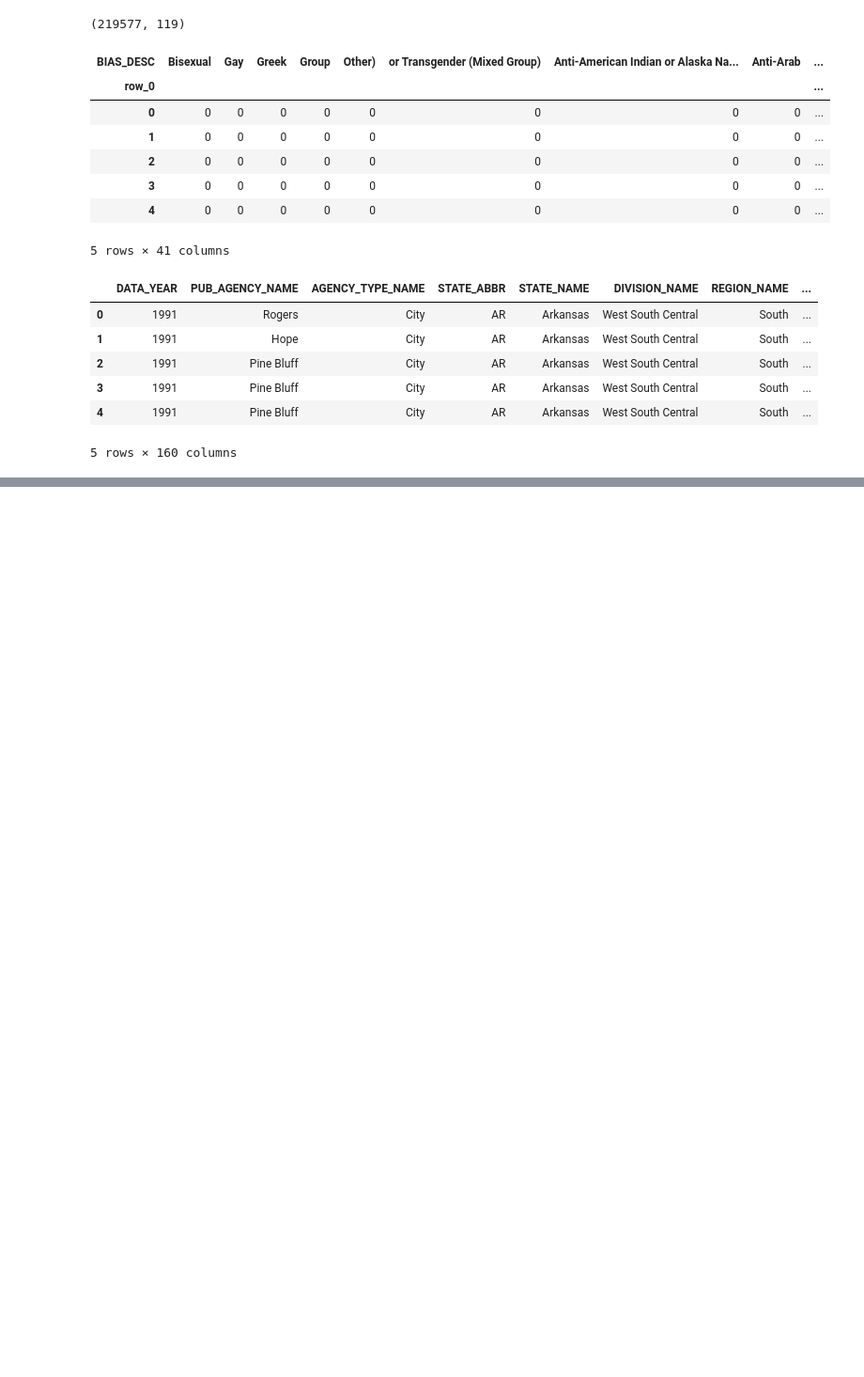
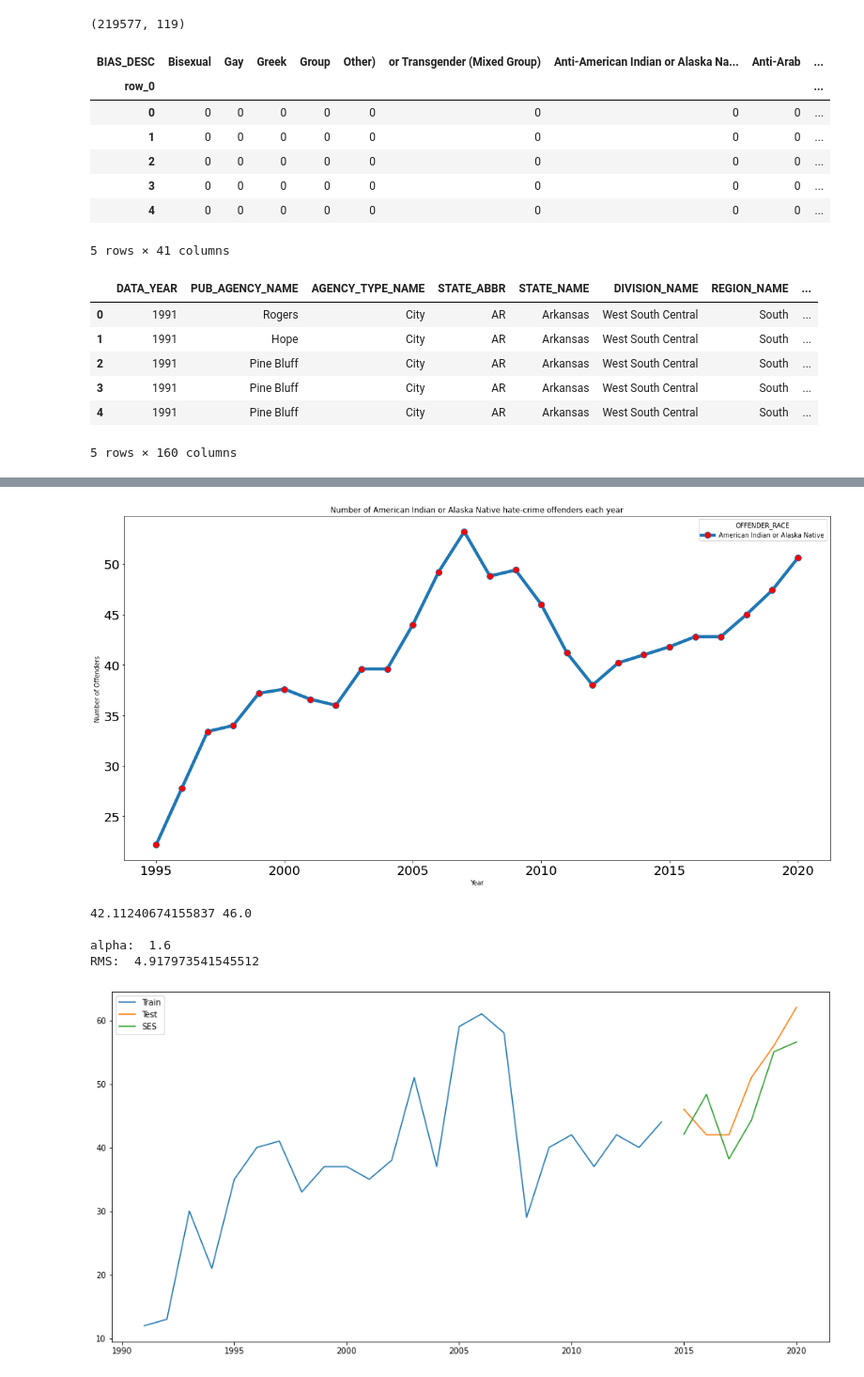
Before and after one commit to alphonso-a/big-data-project, a Jupyter notebook: Mita.ipynb, the cells around one changed output, grey strips where cells are left out. Shown at 94% size. Cells and saved outputs as stored; diff of their text form; code cells hidden in the pictures; blank space fills up the shorter version.

```diff
--- a/Mita.ipynb
+++ b/Mita.ipynb
@@ -289,0 +311,3 @@ data.head()
+# %%
+ORdata = ORdata.groupby(['INCIDENT_DATE', 'OFFENDER_RACE']).size().reset_index(name='count')
+ORdata = ORdata.pivot(index='INCIDENT_DATE', columns='OFFENDER_RACE', values='count')
@@ -289,0 +349,48 @@ data.head()
+# %%
+from sklearn.metrics import mean_squared_error
+from math import sqrt
+
+def forecast(column, name):
+    train = column[column.index < 2015]
+    test = column[column.index >= 2015]
+
+    y_hat_avg = test.copy()
+
+
+    a = 1.6
+
+    ft = pd.DataFrame.ewm(train, span = 10).mean()[name].iloc[-1]
+
+    pred = []
+    pred.append(ft)
+
+    print(ft, test[name].values[0])
+    for i in range(1, len(test[name])):
+        dt = test[name].values[i-1]
+        ft_plus_1 = a*dt + (1-a)*ft
+        pred.append(ft_plus_1)
+        ft = ft_plus_1
+    y_hat_avg['SES'] = pd.Series(pred).values
+
+    rms = sqrt(mean_squared_error(test[name], y_hat_avg.SES))
+    print("")
+    print("alpha: ", a)
+    print("RMS: ", rms)
+
+    plt.figure(figsize=(16,8))
+    plt.plot(train[name], label='Train')
+    plt.plot(test[name], label='Test')
+    plt.plot(y_hat_avg['SES'], label='SES')
+    plt.legend(loc = 'best')
+    plt.show()
+    plt.show()
+# %%
+plot(ORdata[['American Indian or Alaska Native']],"Number of American Indian or Alaska Native hate-crime offenders each year")
+forecast(ORdata[['American Indian or Alaska Native']], 'American Indian or Alaska Native')
+# %% [output]
+[figure, added]
+42.11240674155837 46.0
+
+alpha:  1.6
+RMS:  4.917973541545512
+[figure, added]
```
Also changed, not shown: parts of 12 cells of this notebook.
